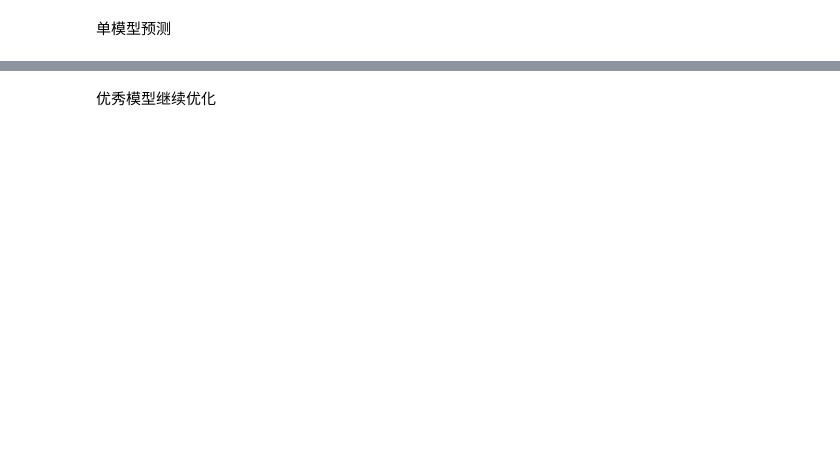
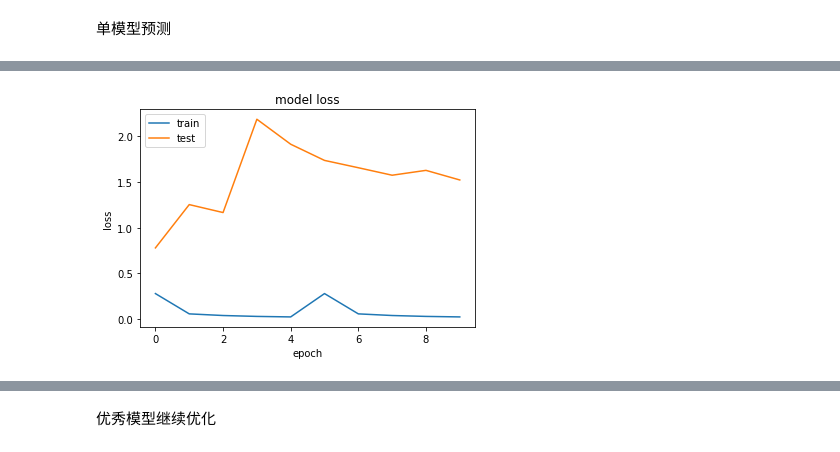
Before and after one commit to NaughtyFlame/distracted_driver_detection, a Jupyter notebook: distracted_driver_detection.ipynb, the cells around one changed output, grey strips where cells are left out. Cells and saved outputs as stored; diff of their text form; code cells hidden in the pictures; blank space fills up the shorter version.

```diff
--- a/distracted_driver_detection.ipynb
+++ b/distracted_driver_detection.ipynb
@@ -73,6 +73,7 @@ from keras.layers.normalization import *
 from keras.optimizers import *
 from keras.preprocessing.image import *
 from keras.callbacks import ModelCheckpoint
+from keras.callbacks import History
 
 train_dir = 'dataset/train2'  # 训练集数据
 val_dir = 'dataset/valid2' # 验证集数据
@@ -125,6 +126,8 @@ def run_a_model(BASE_MODEL,input_shape, fine_tune_layer, preprocessing=None, mod
     steps_train_sample = train_generator.samples // batch_size + 1
     steps_valid_sample = test_generator.samples // batch_size + 1
 
+
+    history1 = History()
     model.compile(loss='categorical_crossentropy', optimizer='adam', metrics=['accuracy'])
 
     model.fit_generator(
@@ -132,16 +135,22 @@ def run_a_model(BASE_MODEL,input_shape, fine_tune_layer, preprocessing=None, mod
         steps_per_epoch=steps_train_sample,
         epochs=5,
         validation_data=test_generator,
-        validation_steps=steps_valid_sample)
-
+        validation_steps=steps_valid_sample,
+        callbacks=[history1]
+    )
+    history2 = History()
     model.compile(loss='categorical_crossentropy', optimizer=SGD(lr=1e-4, momentum=0.9), metrics=['accuracy'])
     model.fit_generator(
         train_generator,
         steps_per_epoch=steps_train_sample,
         epochs=5,
         validation_data=test_generator,
-        validation_steps=steps_valid_sample)
+        validation_steps=steps_valid_sample,
+        callbacks=[history2]
+    )
+
+
 
     model.save("models/model_{}{}.h5".format(BASE_MODEL.func_name, model_name_option))
 
-    return model
+    return model, history1, history2
@@ -150,10 +157,8 @@ Using TensorFlow backend.
 # %%
-def show_loss_plot(model):
-    # list all data in history
-    print(model.history.keys())
+def show_loss_plot(doc1, doc2):
     # summarize history for loss
-    plt.plot(model.history['loss'])
-    plt.plot(model.history['val_loss'])
+    plt.plot(doc1.history['loss'] + doc1.history['loss'])
+    plt.plot(doc1.history['val_loss'] + doc2.history['val_loss'])
     plt.title('model loss')
     plt.ylabel('loss')
     plt.xlabel('epoch')
@@ -167,3 +190,3 @@ vgg16 = run_a_model(VGG16, (224, 224), 15, model_name_option='_BN_15_SGD_10epoch
 # %%
 # ResNet50 155 finetune layer with BN 10 epoches
-resnet50 = run_a_model(ResNet50, (224, 224), 155, model_name_option='_BN_155_SGD_10epoche')
+resnet50, resnet_h1,resnet_h2 = run_a_model(ResNet50, (224, 224), 155, model_name_option='_BN_155_SGD_10epoche')
@@ -170,2 +211,6 @@ resnet50 = run_a_model(ResNet50, (224, 224), 155, model_name_option='_BN_155_SGD
+# %%
+show_loss_plot(resnet_h1, resnet_h2)
+# %% [output]
+[figure, added]
 # %%
 # InceptionV3 200 finetune layer with BN 10 epoches
```
Also changed, not shown: parts of 18 cells of this notebook, 1 other file.
